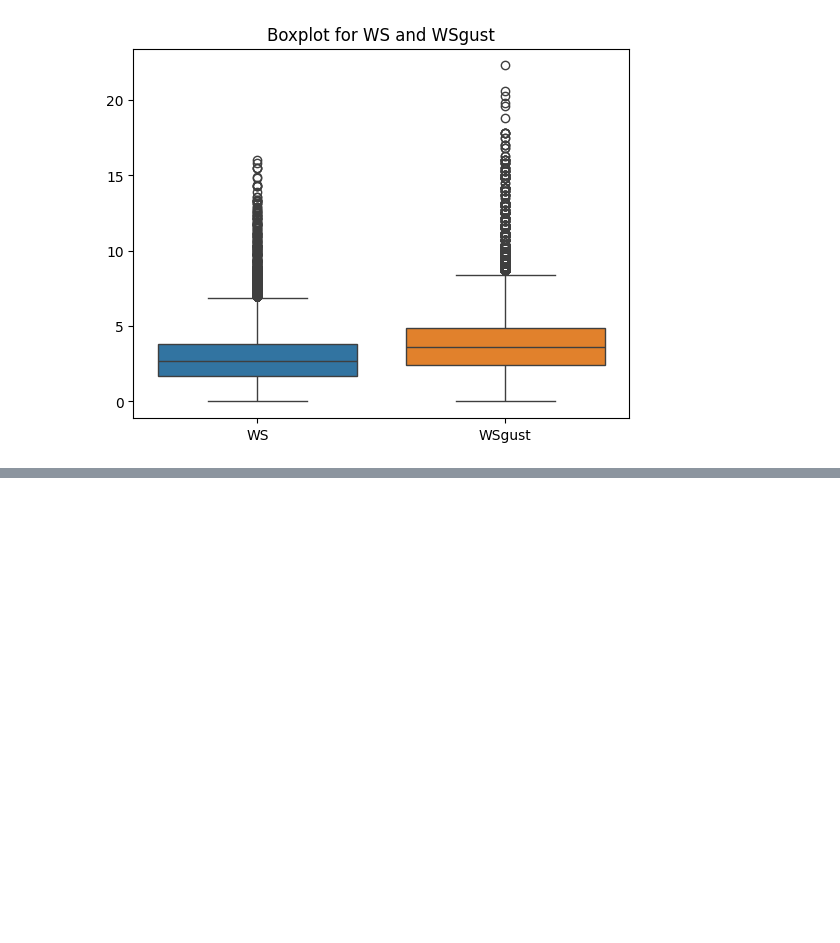
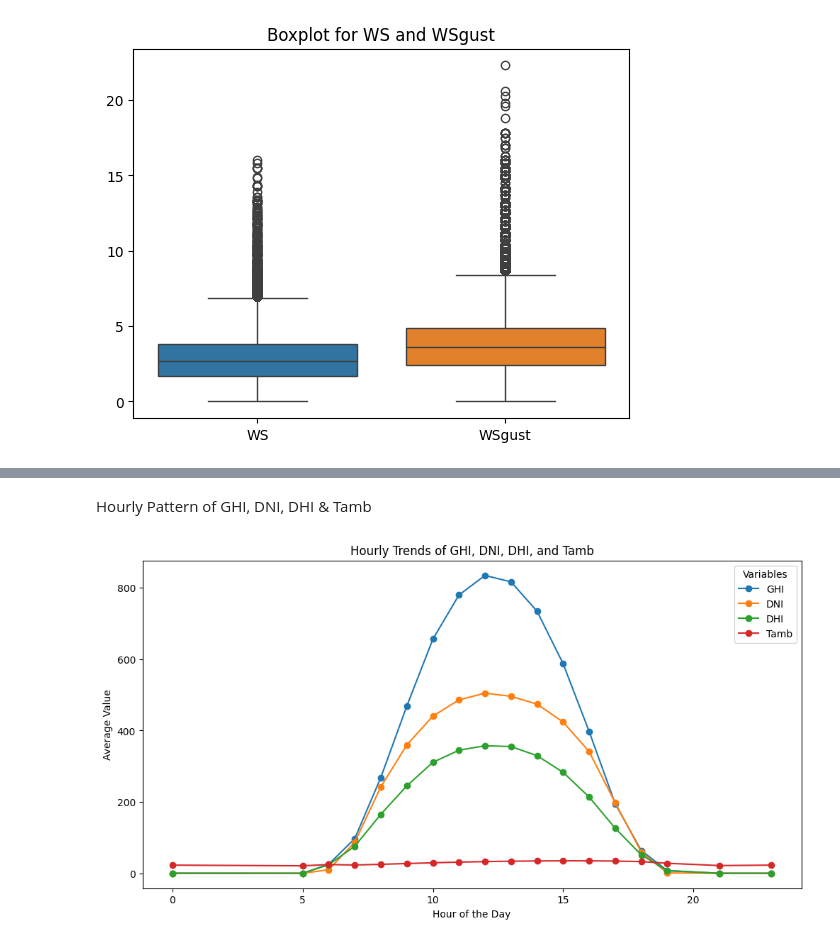
Before and after one commit to mussewold/kaim-week-0, a Jupyter notebook: notebooks/task-1.ipynb, the cells around one changed output, grey strips where cells are left out. Cells and saved outputs as stored; diff of their text form; code cells hidden in the pictures; blank space fills up the shorter version.

```diff
--- a/notebooks/task-1.ipynb
+++ b/notebooks/task-1.ipynb
@@ -213,0 +217,13 @@ KeyboardInterrupt:
+# %% [markdown]
+Hourly Pattern of GHI, DNI, DHI & Tamb
+# %%
+hourly_data = beini_df_capped.groupby('Hour')[['GHI', 'DNI', 'DHI', 'Tamb']].mean()
+
+hourly_data.plot(kind='line', figsize=(12, 6), marker='o')
+plt.title('Hourly Trends of GHI, DNI, DHI, and Tamb')
+plt.xlabel('Hour of the Day')
+plt.ylabel('Average Value')
+plt.legend(title="Variables")
+plt.show()
+# %% [output]
+[figure, added]
```
Also changed, not shown: parts of 75 cells of this notebook.
